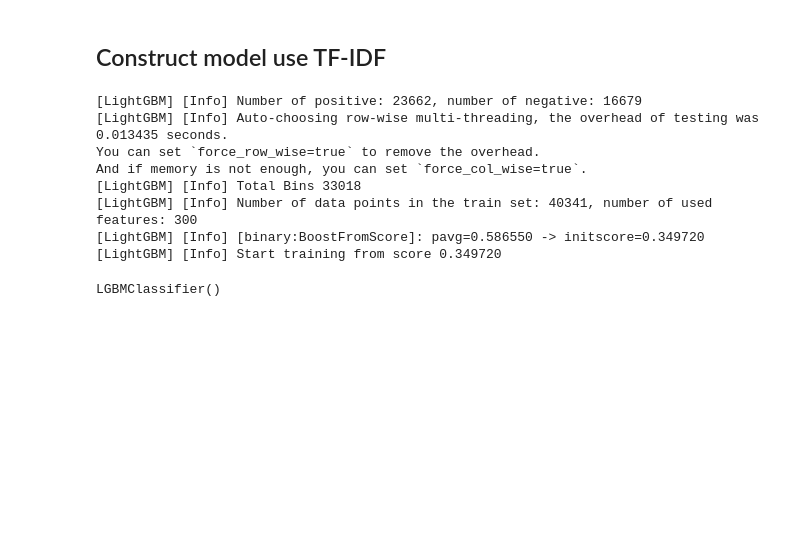
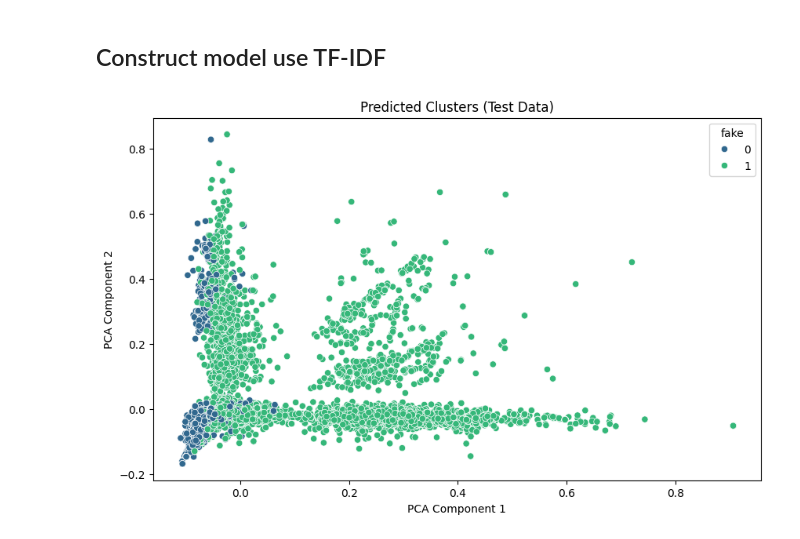
Before and after one commit to zoezhousy/Kaggle_A_Million_News_Headlines, a Jupyter notebook: FakeRealClassification.ipynb, the cells around one changed output. Drawn from its saved outputs; the diff is of its cells as text; code cells hidden in the pictures; blank space fills up the shorter version.

```diff
--- a/FakeRealClassification.ipynb
+++ b/FakeRealClassification.ipynb
@@ -128,34 +139,22 @@ tfidf_vectorizer = TfidfVectorizer(tokenizer = word_tokenize, max_features = 300
 tfidf_train = tfidf_vectorizer.fit_transform(x_train)
 tfidf_test = tfidf_vectorizer.transform(x_test)
 tfidf_features = tfidf_vectorizer.get_feature_names_out()
-# %%
-dt = DecisionTreeClassifier()
-rf = RandomForestClassifier()
-svc = SVC(kernel='linear')
-knn = KNeighborsClassifier()
-nb = MultinomialNB()
-gb = GradientBoostingClassifier()
-ada = AdaBoostClassifier()
-xgb = XGBClassifier()
-lgbm = LGBMClassifier()
-
-
-dt.fit(tfidf_train, y_train)
-rf.fit(tfidf_train, y_train)
-svc.fit(tfidf_train, y_train)
-knn.fit(tfidf_train, y_train)
-nb.fit(tfidf_train, y_train)
-gb.fit(tfidf_train, y_train)
-ada.fit(tfidf_train, y_train)
-xgb.fit(tfidf_train, y_train)
-lgbm.fit(tfidf_train, y_train)
-# %% [output]
-[LightGBM] [Info] Number of positive: 23662, number of negative: 16679
-[LightGBM] [Info] Auto-choosing row-wise multi-threading, the overhead of testing was 0.013435 seconds.
-You can set `force_row_wise=true` to remove the overhead.
-And if memory is not enough, you can set `force_col_wise=true`.
-[LightGBM] [Info] Total Bins 33018
-[LightGBM] [Info] Number of data points in the train set: 40341, number of used features: 300
-[LightGBM] [Info] [binary:BoostFromScore]: pavg=0.586550 -> initscore=0.349720
-[LightGBM] [Info] Start training from score 0.349720
-LGBMClassifier()
+# %%
+# visualize the classified results with labels
+import matplotlib.pyplot as plt
+from sklearn.decomposition import PCA
+from sklearn.manifold import TSNE
+import seaborn as sns
+
+pca = PCA(n_components=2)
+train_pca = pca.fit_transform(tfidf_train)
+test_pca = pca.transform(tfidf_test)
+
+plt.figure(figsize=(10, 6))
+sns.scatterplot(train_pca[:,0], train_pca[:,1], hue=y_train, palette='viridis')
+plt.title('Predicted Clusters (Test Data)')
+plt.xlabel('PCA Component 1')
+plt.ylabel('PCA Component 2')
+plt.show()
+# %% [output]
+[figure, added]
```
Also changed, not shown: parts of 39 cells of this notebook.
